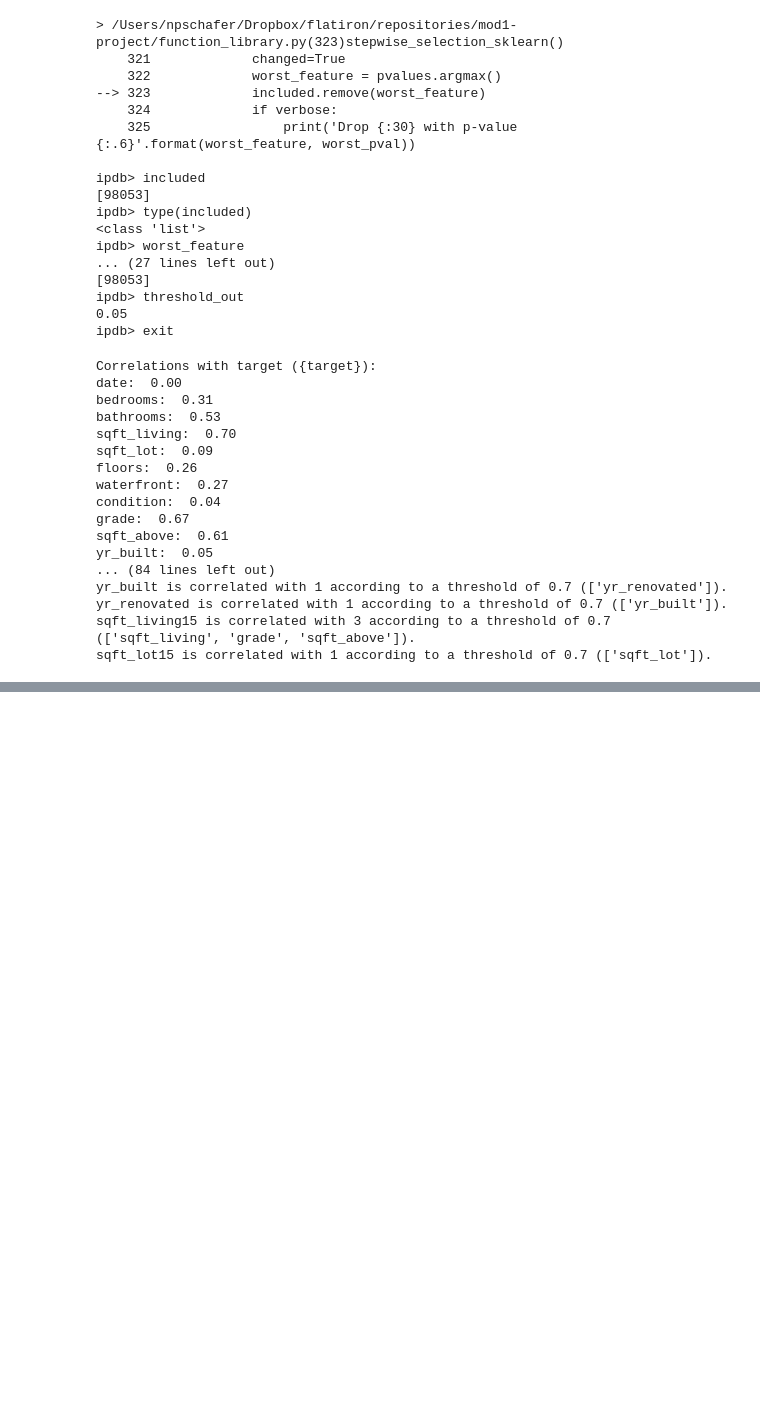
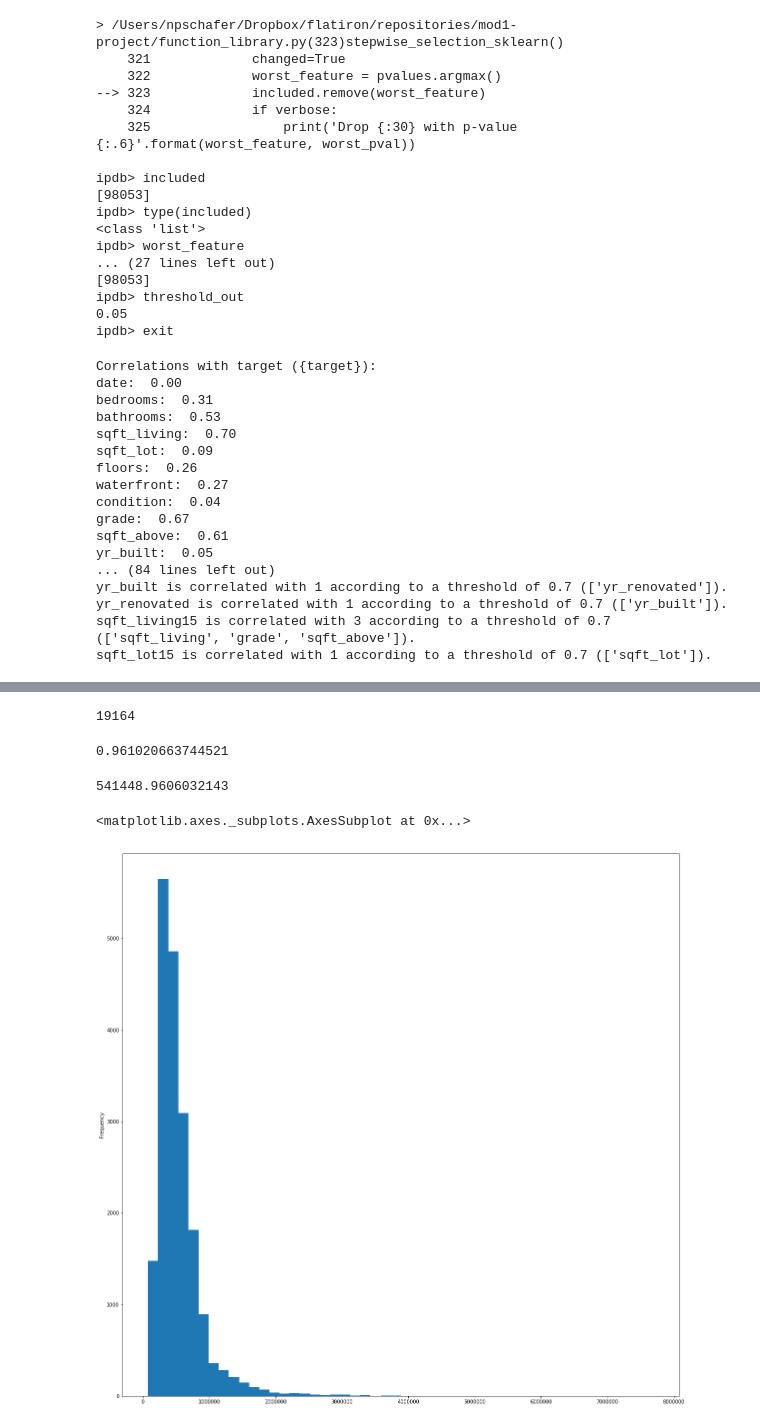
Before and after one commit to JoeDown/King-County-Linear-Regression-Price-Prediction, a Jupyter notebook: nick-scratch.ipynb, the cells around one changed output, grey strips where cells are left out. Saved outputs shown, nothing was run; the diff lists cells and outputs as text; code cells hidden in the pictures; blank space fills up the shorter version.

```diff
--- a/nick-scratch.ipynb
+++ b/nick-scratch.ipynb
@@ -1263,0 +1640,17 @@ sqft_lot15 is correlated with 1 according to a threshold of 0.7 (['sqft_lot']).
+# %%
+len(df)
+# %% [output]
+19164
+# %%
+np.sum(df["price"]>200000)/len(df)
+# %% [output]
+0.961020663744521
+# %%
+np.mean(df["price"])
+# %% [output]
+541448.9606032143
+# %%
+df["price"].plot.hist(bins=50, figsize=(20,20))
+# %% [output]
+<matplotlib.axes._subplots.AxesSubplot at 0x...>
+[figure, added]
```
Also changed, not shown: parts of 11 cells of this notebook, 1 other file.
